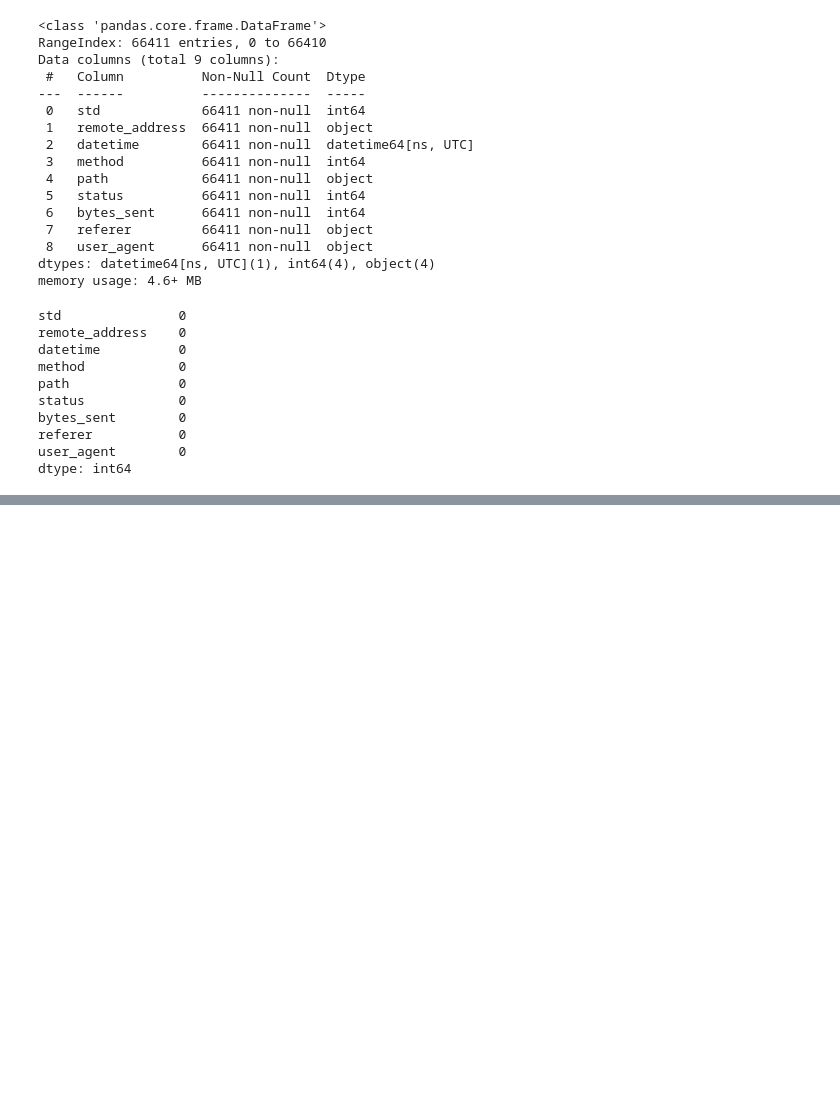
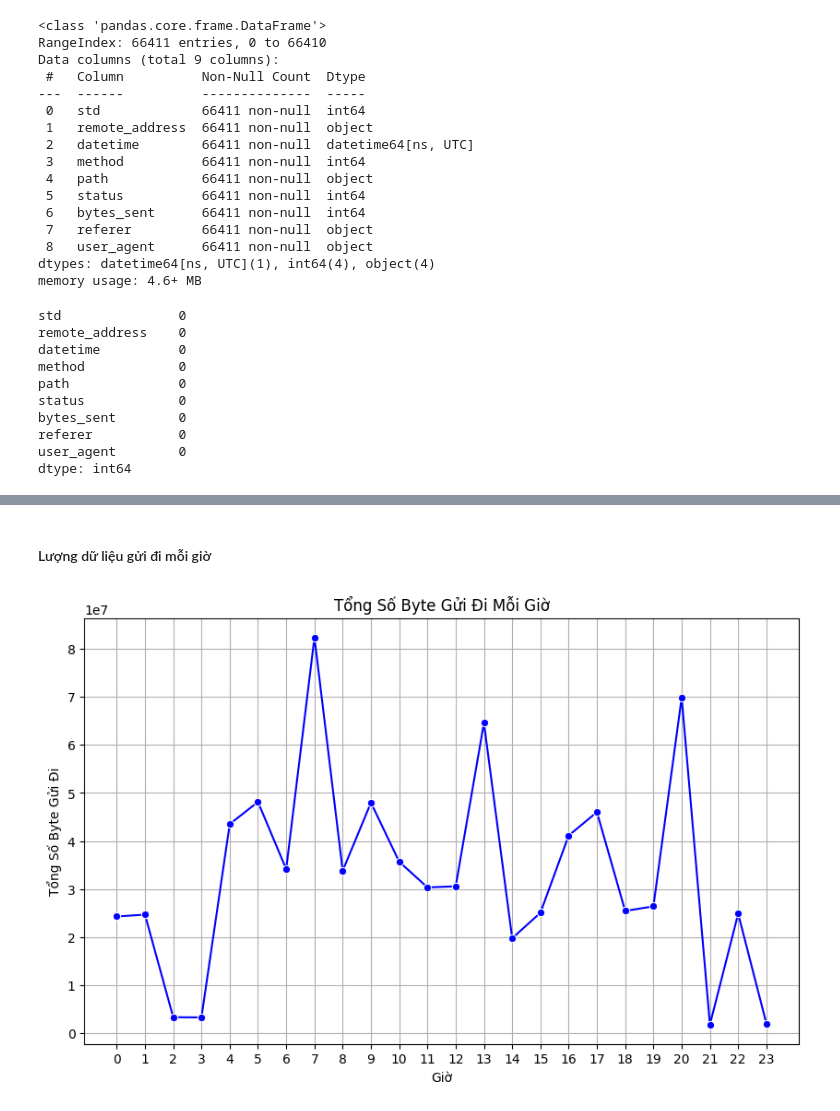
Before and after one commit to kynestic/Server-Log-Analysis, a Jupyter notebook: notebooks/data_understanding.ipynb, the cells around one changed output, grey strips where cells are left out. Cells and saved outputs as stored; diff of their text form; code cells hidden in the pictures; blank space fills up the shorter version.

```diff
--- a/notebooks/data_understanding.ipynb
+++ b/notebooks/data_understanding.ipynb
@@ -233,0 +221,2 @@ df.head(3)
+# %% [markdown]
+#### Lượng dữ liệu gửi đi mỗi giờ
@@ -233,0 +235,24 @@ df.head(3)
+# %%
+
+# Thêm cột "hour" để phân nhóm theo giờ
+log_df['hour'] = log_df['datetime'].dt.hour
+
+# Tính tổng số byte gửi đi mỗi giờ
+hourly_bytes_sent = log_df.groupby('hour')['bytes_sent'].sum()
+# %%
+
+# Vẽ biểu đồ đường minh họa tổng số byte gửi đi theo giờ
+plt.figure(figsize=(10, 6))
+sns.lineplot(x=hourly_bytes_sent.index, y=hourly_bytes_sent.values, marker='o', color='blue')
+
+# Tùy chỉnh biểu đồ
+plt.title("Tổng Số Byte Gửi Đi Mỗi Giờ")
+plt.xlabel("Giờ")
+plt.ylabel("Tổng Số Byte Gửi Đi")
+plt.xticks(range(24))  # Đảm bảo có đủ các giờ từ 0 đến 23
+plt.grid(True)
+
+# Hiển thị biểu đồ
+plt.show()
+# %% [output]
+[figure, added]
```
Also changed, not shown: parts of 15 cells of this notebook.
